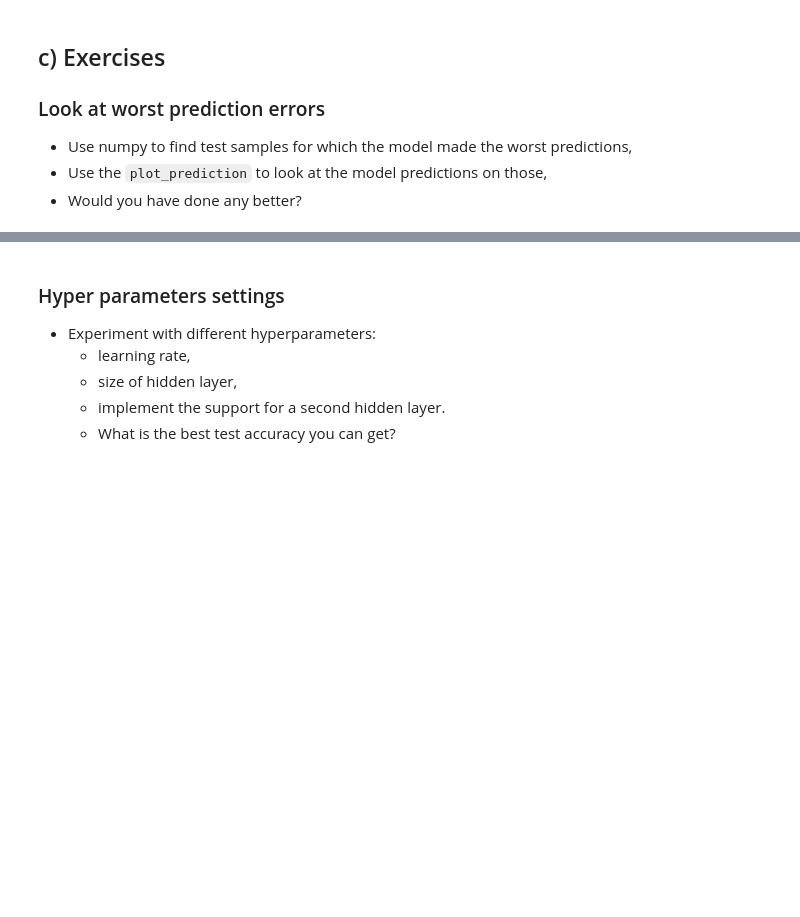
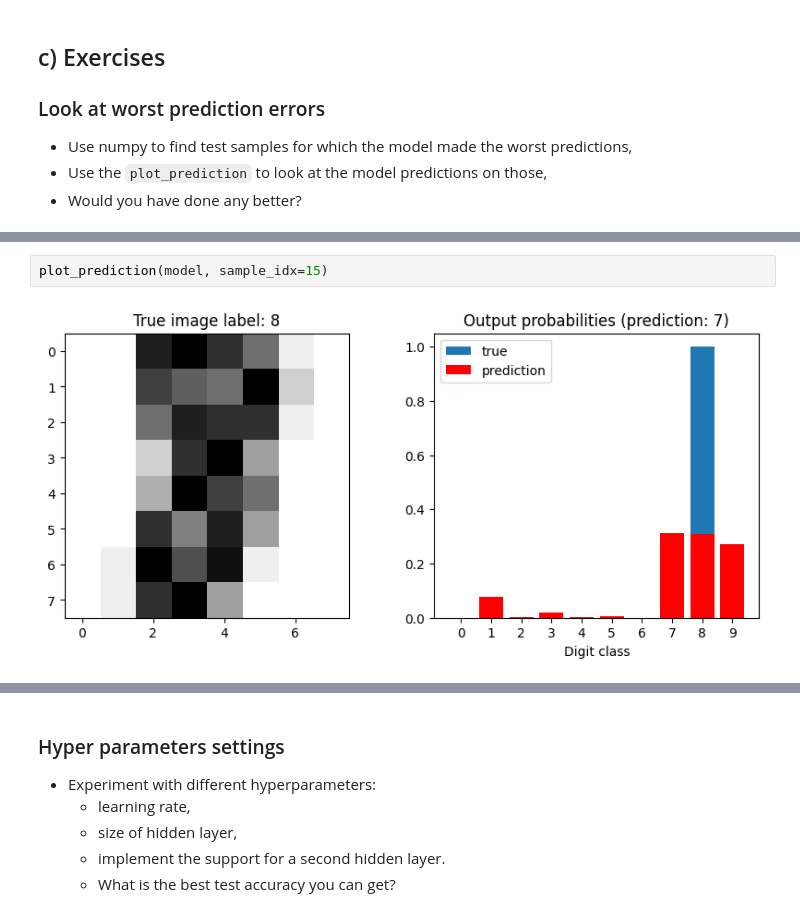
Before and after one commit to michelledsicohort8/deep_learning, a Jupyter notebook: 01_materials/labs/lab_2.ipynb, the cells around one changed output, grey strips where cells are left out. Drawn from its saved outputs; the diff is of its cells as text; blank space fills up the shorter version.

```diff
--- a/01_materials/labs/lab_2.ipynb
+++ b/01_materials/labs/lab_2.ipynb
@@ -524,2 +566,6 @@ plot_prediction(model, sample_idx=4)
+# %%
+plot_prediction(model, sample_idx=15)
+# %% [output]
+[figure, added]
 # %%
 # Your code here
```
Also changed, not shown: parts of 16 cells of this notebook, 11 other files.
